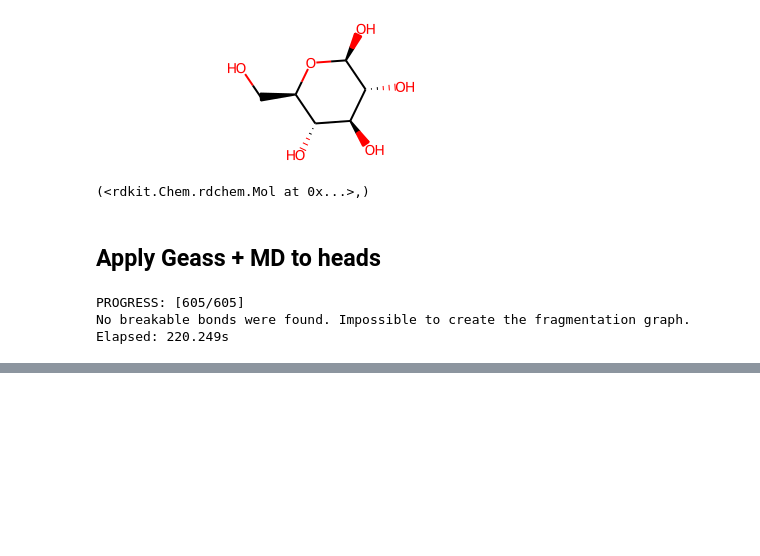
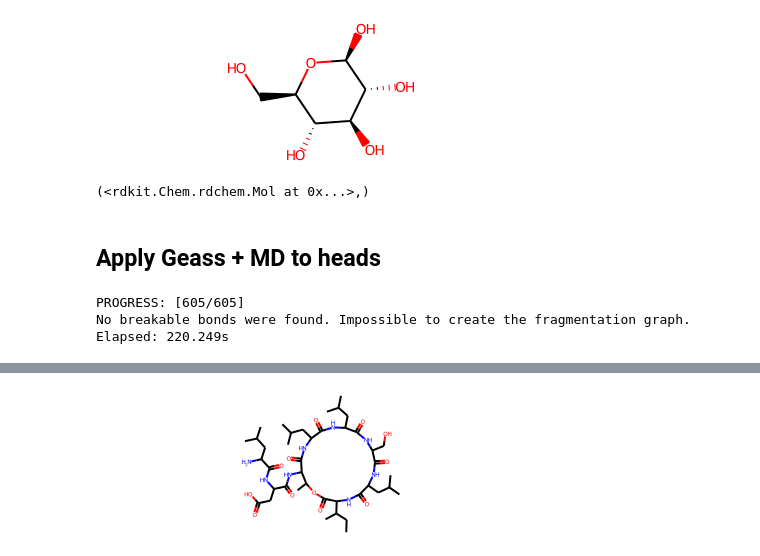
Before and after one commit to mattialpg/geass, a Jupyter notebook: old/08 - Inverse RunReactants.ipynb, the cells around one changed output, grey strips where cells are left out. Cells and saved outputs as stored; diff of their text form; code cells hidden in the pictures; blank space fills up the shorter version.

```diff
--- a/old/08 - Inverse RunReactants.ipynb
+++ b/old/08 - Inverse RunReactants.ipynb
@@ -280,0 +471,4 @@ Elapsed: 220.249s
+# %%
+product_frags[0]
+# %% [output]
+[figure, added]
```
Also changed, not shown: parts of 52 cells of this notebook, 9 other files.
